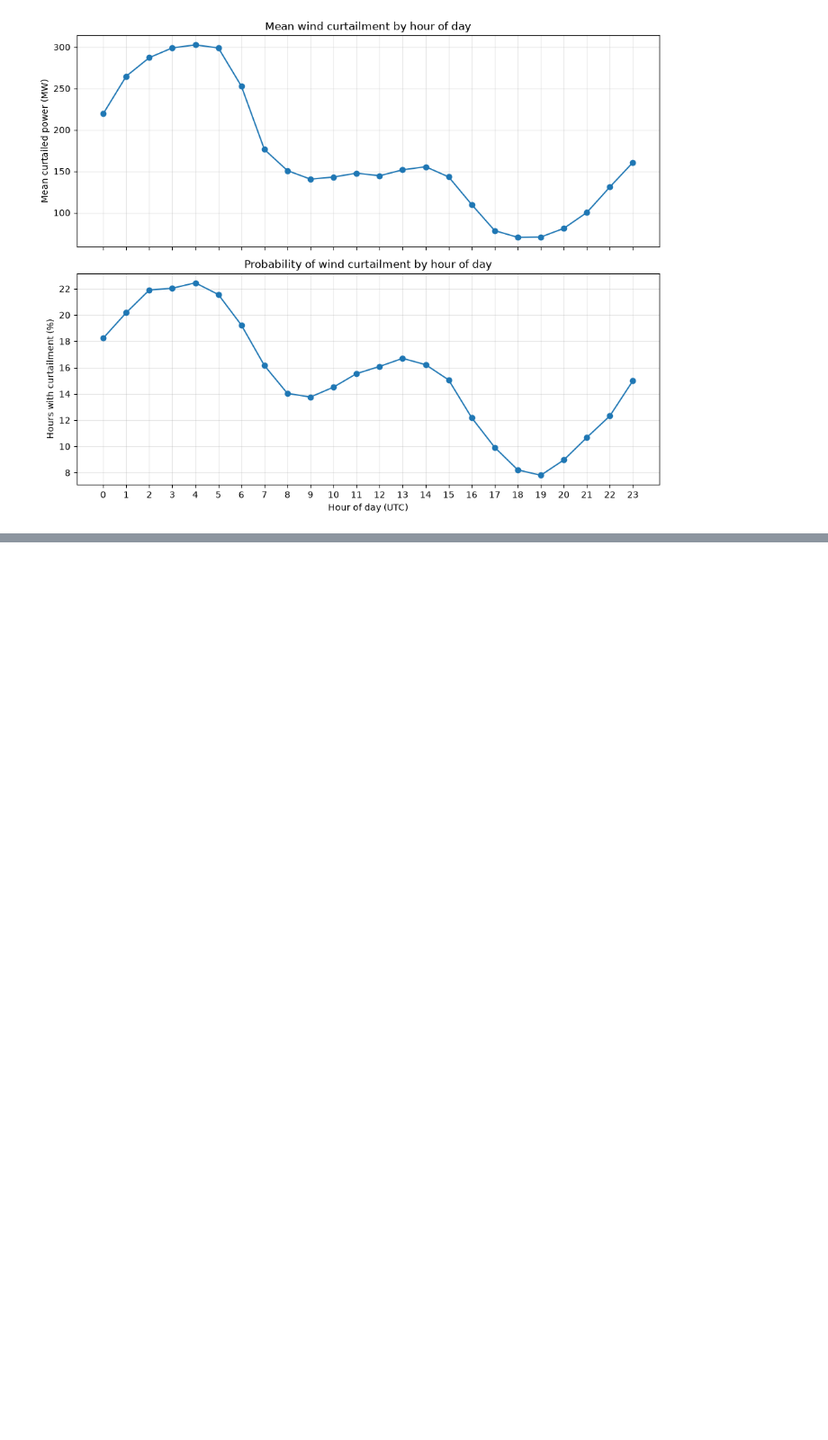
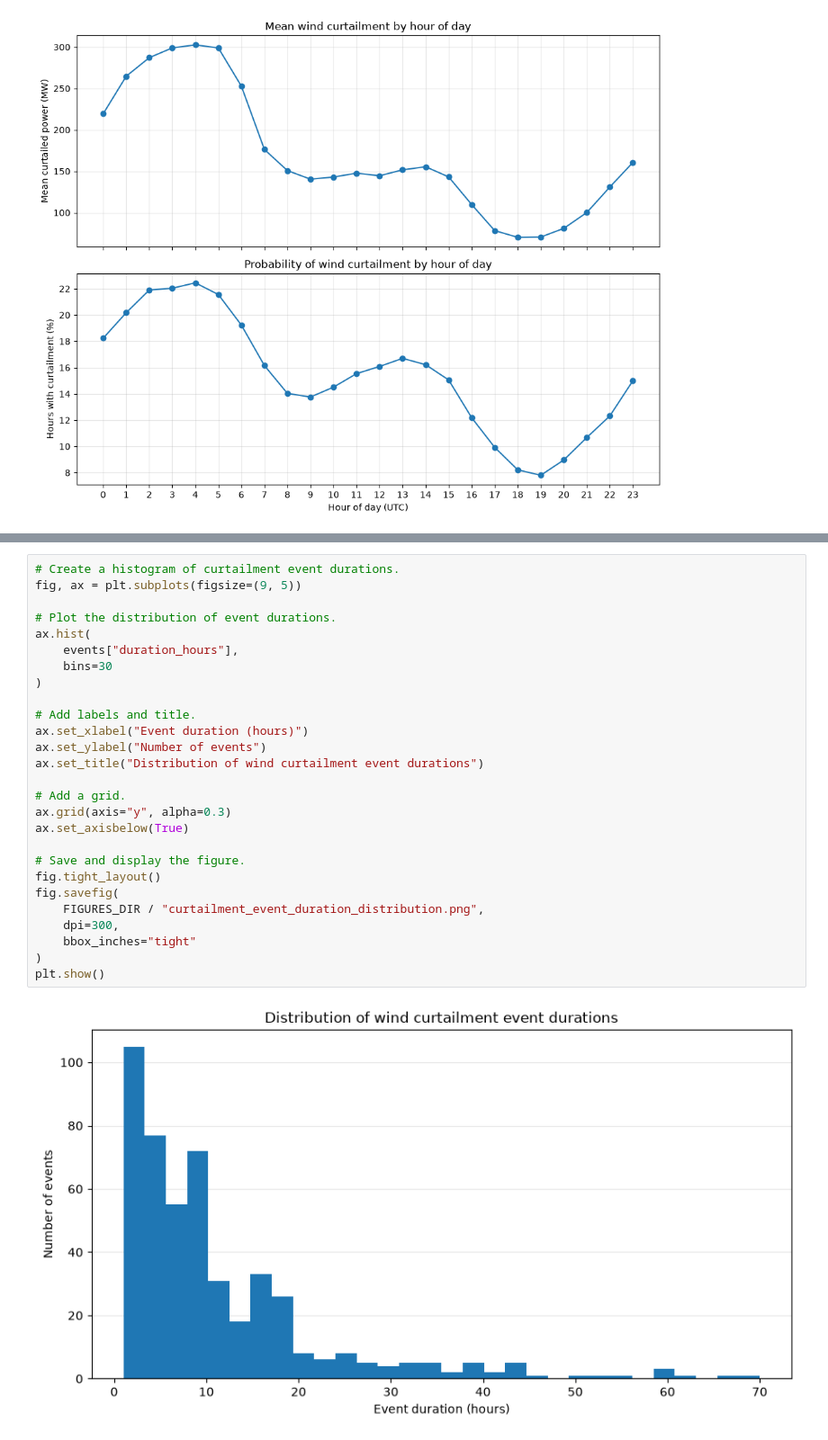
Before and after one commit to giulio-taiocchi/Wind-curtailment, a Jupyter notebook: notebook/Irish_Wind_Curtailment_2009_2012.ipynb, the cells around one changed output, grey strips where cells are left out. Shown at 90% size. Drawn from its saved outputs; the diff is of its cells as text; blank space fills up the shorter version.

```diff
--- a/notebook/Irish_Wind_Curtailment_2009_2012.ipynb
+++ b/notebook/Irish_Wind_Curtailment_2009_2012.ipynb
@@ -675,0 +968,29 @@ plt.show()
+# %%
+# Create a histogram of curtailment event durations.
+fig, ax = plt.subplots(figsize=(9, 5))
+
+# Plot the distribution of event durations.
+ax.hist(
+    events["duration_hours"],
+    bins=30
+)
+
+# Add labels and title.
+ax.set_xlabel("Event duration (hours)")
+ax.set_ylabel("Number of events")
+ax.set_title("Distribution of wind curtailment event durations")
+
+# Add a grid.
+ax.grid(axis="y", alpha=0.3)
+ax.set_axisbelow(True)
+
+# Save and display the figure.
+fig.tight_layout()
+fig.savefig(
+    FIGURES_DIR / "curtailment_event_duration_distribution.png",
+    dpi=300,
+    bbox_inches="tight"
+)
+plt.show()
+# %% [output]
+[figure, added]
```
Also changed, not shown: parts of 14 cells of this notebook, 10 other files.
